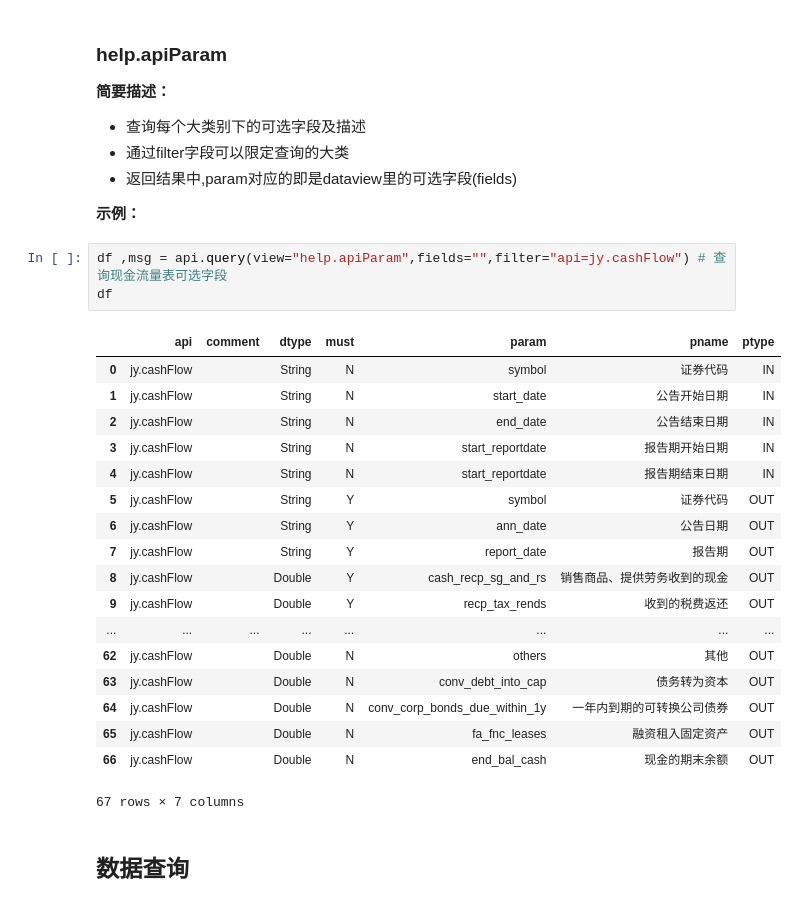
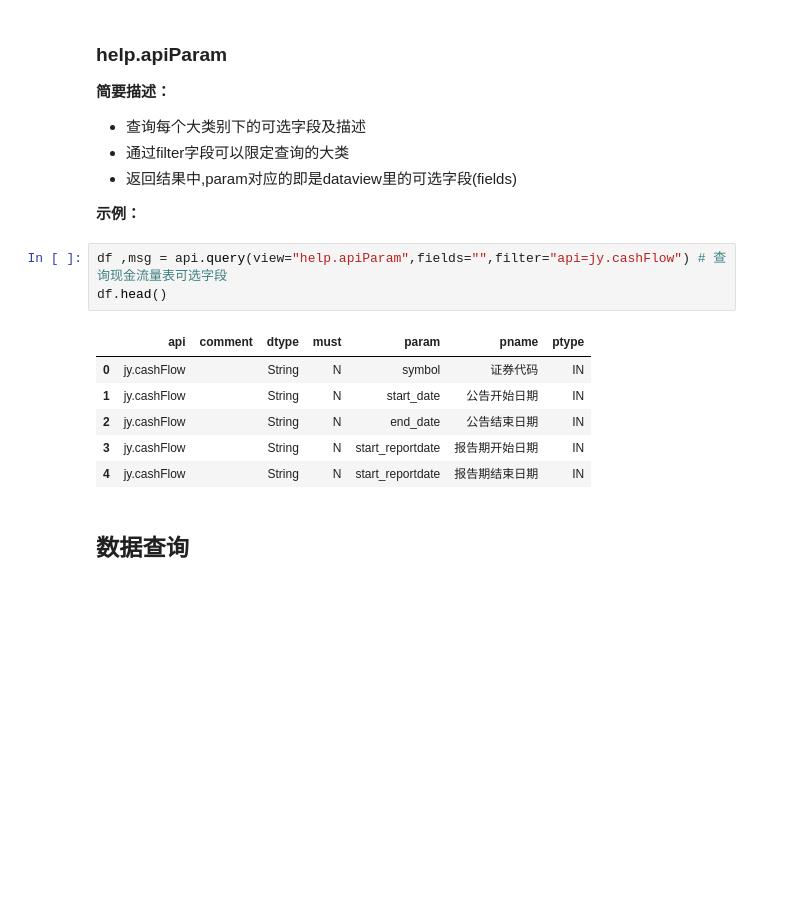
Before and after one commit to xingetouzi/jaqs-fxdayu, a Jupyter notebook: docs/_source/dataview.ipynb, the cells around one changed output. Drawn from its saved outputs; the diff is of its cells as text; blank space fills up the shorter version.

```diff
--- a/docs/_source/dataview.ipynb
+++ b/docs/_source/dataview.ipynb
@@ -144,26 +142,14 @@ df
 **示例：**
 # %%
 df ,msg = api.query(view="help.apiParam",fields="",filter="api=jy.cashFlow") # 查询现金流量表可选字段
-df
+df.head()
 # %% [output]
 |  | api | comment | dtype | must | param | pname | ptype |
 | 0 | jy.cashFlow |  | String | N | symbol | 证券代码 | IN |
 | 1 | jy.cashFlow |  | String | N | start_date | 公告开始日期 | IN |
 | 2 | jy.cashFlow |  | String | N | end_date | 公告结束日期 | IN |
 | 3 | jy.cashFlow |  | String | N | start_reportdate | 报告期开始日期 | IN |
 | 4 | jy.cashFlow |  | String | N | start_reportdate | 报告期结束日期 | IN |
-| 5 | jy.cashFlow |  | String | Y | symbol | 证券代码 | OUT |
-| 6 | jy.cashFlow |  | String | Y | ann_date | 公告日期 | OUT |
-| 7 | jy.cashFlow |  | String | Y | report_date | 报告期 | OUT |
-| 8 | jy.cashFlow |  | Double | Y | cash_recp_sg_and_rs | 销售商品、提供劳务收到的现金 | OUT |
-| 9 | jy.cashFlow |  | Double | Y | recp_tax_rends | 收到的税费返还 | OUT |
-| ... | ... | ... | ... | ... | ... | ... | ... |
-| 62 | jy.cashFlow |  | Double | N | others | 其他 | OUT |
-| 63 | jy.cashFlow |  | Double | N | conv_debt_into_cap | 债务转为资本 | OUT |
-| 64 | jy.cashFlow |  | Double | N | conv_corp_bonds_due_within_1y | 一年内到期的可转换公司债券 | OUT |
-| 65 | jy.cashFlow |  | Double | N | fa_fnc_leases | 融资租入固定资产 | OUT |
-| 66 | jy.cashFlow |  | Double | N | end_bal_cash | 现金的期末余额 | OUT |
-67 rows × 7 columns
 # %% [markdown]
 ## 数据查询
 # %% [markdown]
```
Also changed, not shown: parts of 36 cells of this notebook, 2 other files.
